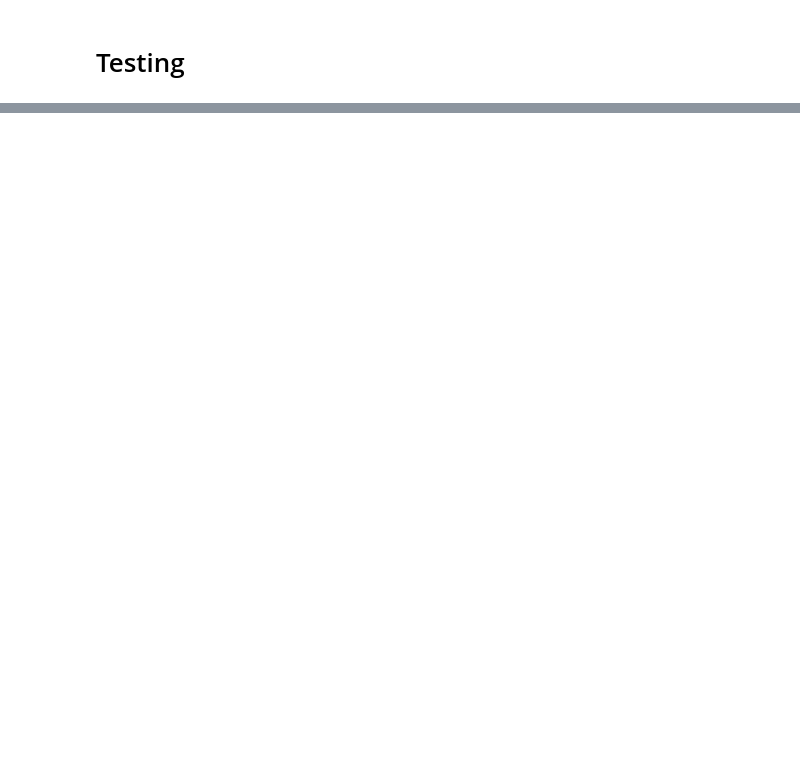
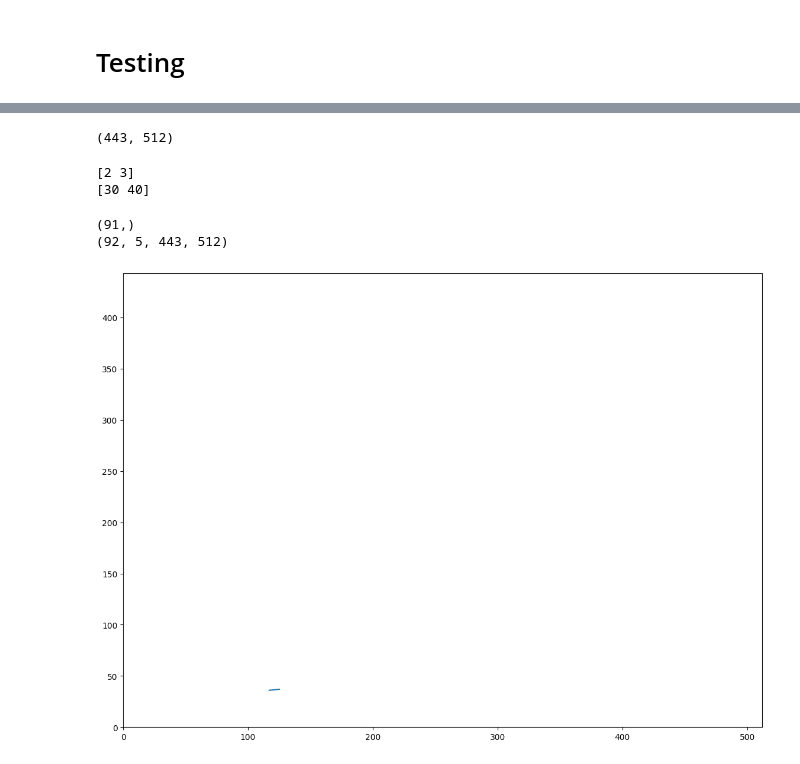
Before and after one commit to KlausYserentant/DLMBL_celltracking, a Jupyter notebook: Linear_assignment.ipynb, the cells around one changed output, grey strips where cells are left out. Cells and saved outputs as stored; diff of their text form; code cells hidden in the pictures; blank space fills up the shorter version.

```diff
--- a/Linear_assignment.ipynb
+++ b/Linear_assignment.ipynb
@@ -439,0 +520,51 @@ class BipartiteMatchingLinker(FrameByFrameLinker):
+# %%
+bm_tracks[0, 0, ...].shape
+
+# for i in range(0, 92, 5):
+#     plt.subplot(1,2,1)
+#     plt.imshow(bm_tracks[i,0, ...], vmax=np.max(bm_tracks))
+
+#     plt.subplot(1,2,2)
+#     plt.imshow(centroids[i,0, ...], vmax=np.max(centroids))
+#     plt.show()
+# %% [output]
+(443, 512)
+# %%
+#centroid_info
+a = np.array([1, 2, 3,4])
+b = np.array([10, 20, 30,40])
+x = np.where(a > 2)
+print(x[0])
+print(b[x])
+# %% [output]
+[2 3]
+[30 40]
+# %%
+#np.shape(centroid_info[:,0])
+#centroid_info
+print(np.shape(bm_links))
+print(bm_tracks.shape)
+# %% [output]
+(91,)
+(92, 5, 443, 512)
+# %%
+test = np.array(centroid_info)
+
+startt = np.min(test[:,1, ...]);
+endt = np.max(test[:,1,...]);
+
+cell = 3
+
+inds = np.where(test[:,0] == cell)
+
+times = test[inds, 1]
+xposits = test[inds,2]
+yposits = test[inds,3]
+#for i in range(startt, endt):
+
+plt.plot(xposits[0], yposits[0])
+plt.xlim([0,512])
+plt.ylim([0,443])
+plt.show()
+# %% [output]
+[figure, added]
```
Also changed, not shown: parts of 22 cells of this notebook, 1 other file.
